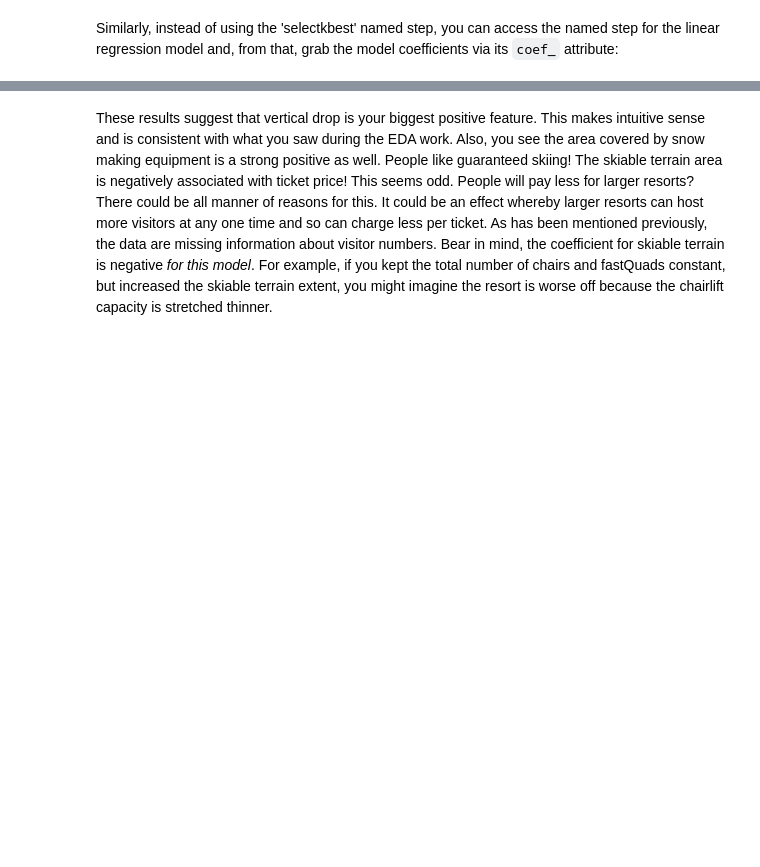
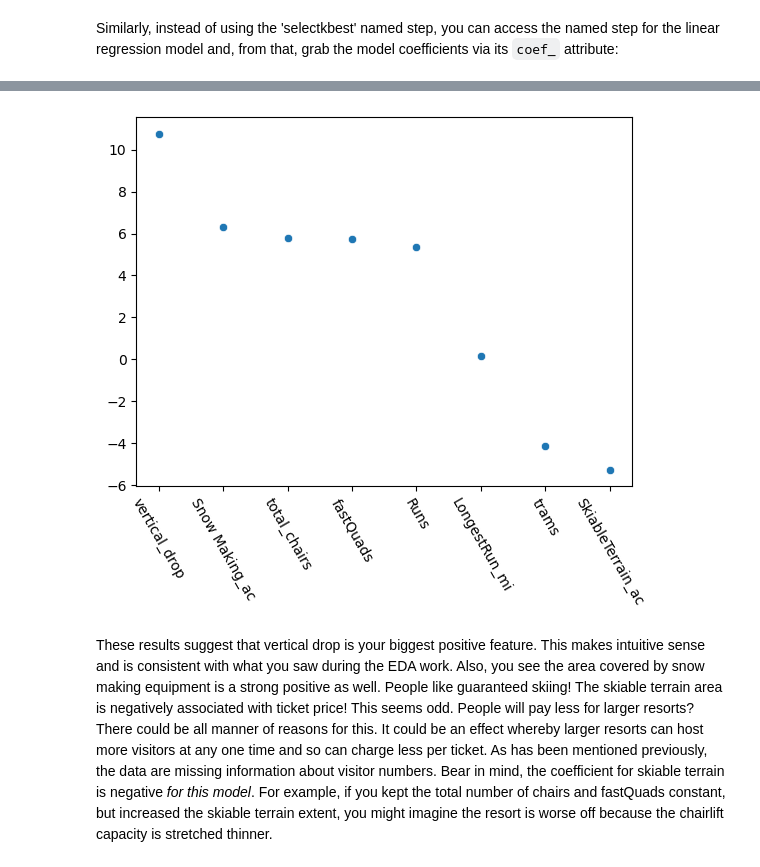
Before and after one commit to NBPub/DataScienceGuidedCapstone, a Jupyter notebook: Notebooks/04_preprocessing_and_training.ipynb, the cells around one changed output, grey strips where cells are left out. Drawn from its saved outputs; the diff is of its cells as text; code cells hidden in the pictures; blank space fills up the shorter version.

```diff
--- a/Notebooks/04_preprocessing_and_training.ipynb
+++ b/Notebooks/04_preprocessing_and_training.ipynb
@@ -922,3 +1043,12 @@ pd.Series(___, index=___).___(ascending=___)
+# %%
+x = pd.Series(coefs, index=features).sort_values(ascending=False)
+# %%
+sns.scatterplot(x)
+plt.xticks(rotation=300)
+plt.savefig('../images/4-9-8_ParameterContributions.png')
+plt.show()
+# %% [output]
+[figure, added]
 # %% [markdown]
 These results suggest that vertical drop is your biggest positive feature. This makes intuitive sense and is consistent with what you saw during the EDA work. Also, you see the area covered by snow making equipment is a strong positive as well. People like guaranteed skiing! The skiable terrain area is negatively associated with ticket price! This seems odd. People will pay less for larger resorts? There could be all manner of reasons for this. It could be  an effect whereby larger resorts can host more visitors at any one time and so can charge less per ticket. As has been mentioned previously, the data are missing information about visitor numbers. Bear in mind,  the coefficient for skiable terrain is negative _for this model_. For example, if you kept the total number of chairs and fastQuads constant, but increased the skiable terrain extent, you might imagine the resort is worse off because the chairlift capacity is stretched thinner.
 # %% [markdown]
```
Also changed, not shown: parts of 45 cells of this notebook, 7 other files.
